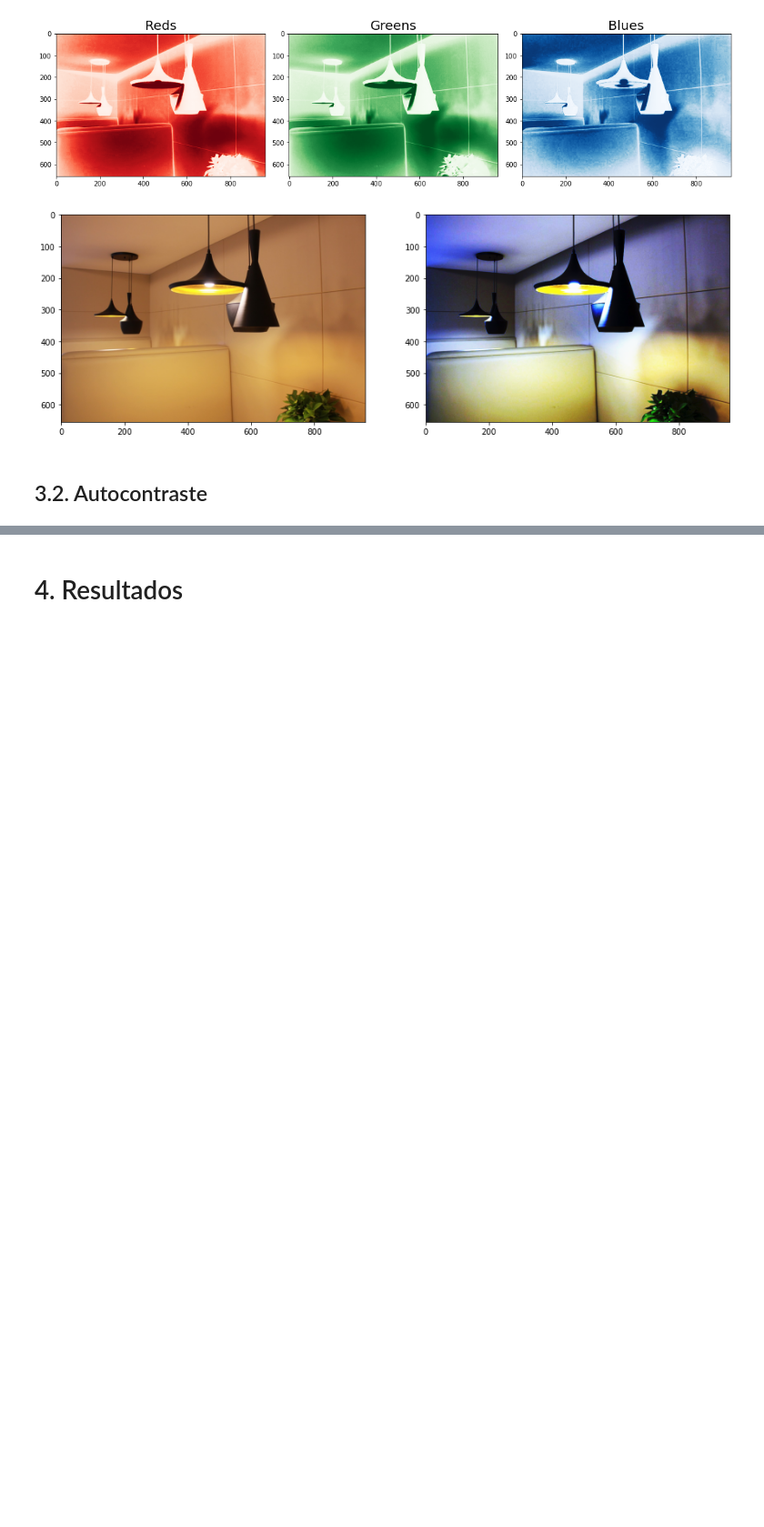
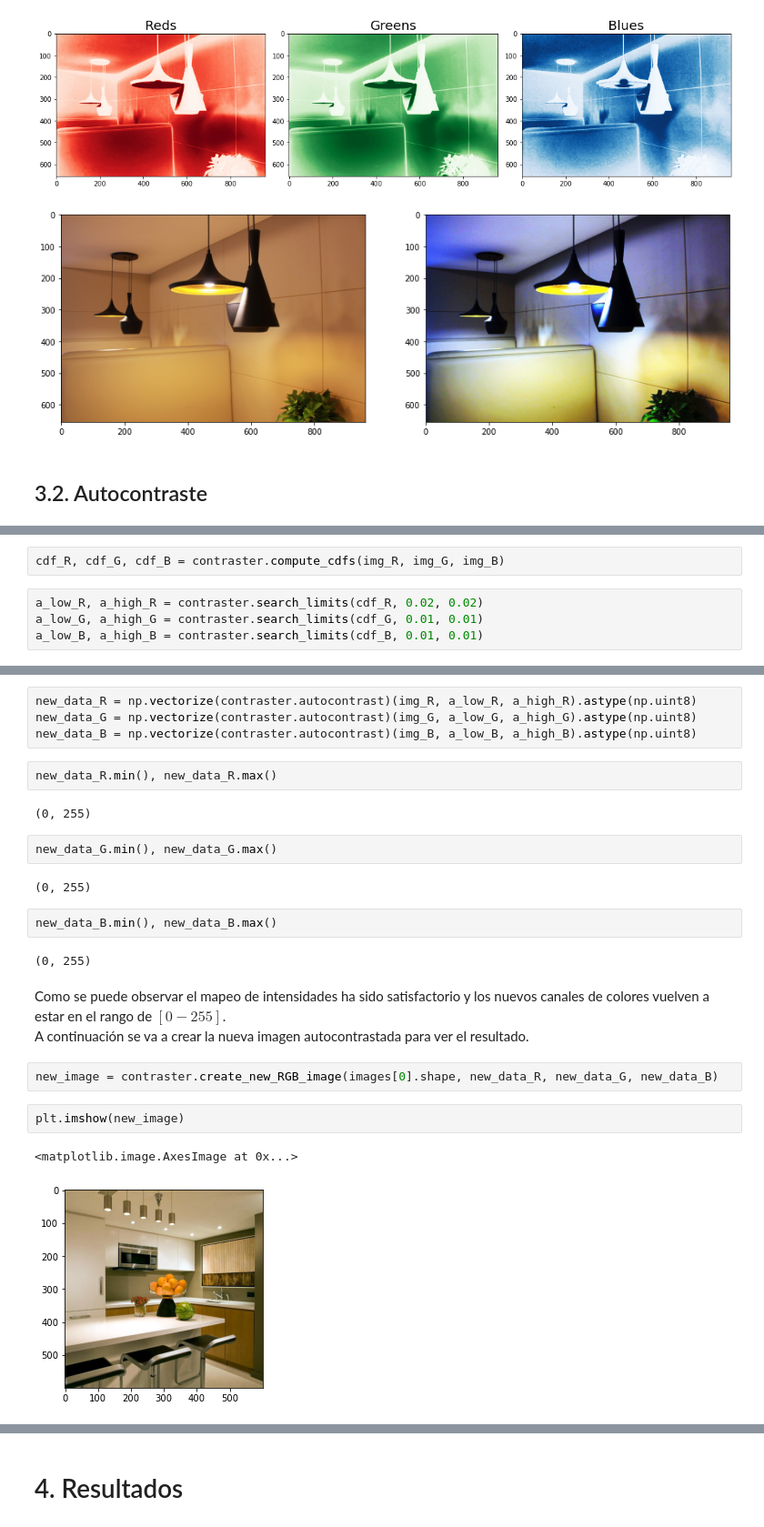
Before and after one commit to gen1897/Percepcion, a Jupyter notebook: Color Cast/Notebook.ipynb, the cells around one changed output, grey strips where cells are left out. Shown at 91% size. Saved outputs shown, nothing was run; the diff lists cells and outputs as text; blank space fills up the shorter version.

```diff
--- a/Color Cast/Notebook.ipynb
+++ b/Color Cast/Notebook.ipynb
@@ -489,0 +522,6 @@ CONTRAST LOADED
+# %%
+cdf_R, cdf_G, cdf_B = contraster.compute_cdfs(img_R, img_G, img_B)
+# %%
+a_low_R, a_high_R = contraster.search_limits(cdf_R, 0.02, 0.02)
+a_low_G, a_high_G = contraster.search_limits(cdf_G, 0.01, 0.01)
+a_low_B, a_high_B = contraster.search_limits(cdf_B, 0.01, 0.01)
@@ -489,0 +568,26 @@ CONTRAST LOADED
+# %%
+new_data_R = np.vectorize(contraster.autocontrast)(img_R, a_low_R, a_high_R).astype(np.uint8)
+new_data_G = np.vectorize(contraster.autocontrast)(img_G, a_low_G, a_high_G).astype(np.uint8)
+new_data_B = np.vectorize(contraster.autocontrast)(img_B, a_low_B, a_high_B).astype(np.uint8)
+# %%
+new_data_R.min(), new_data_R.max()
+# %% [output]
+(0, 255)
+# %%
+new_data_G.min(), new_data_G.max()
+# %% [output]
+(0, 255)
+# %%
+new_data_B.min(), new_data_B.max()
+# %% [output]
+(0, 255)
+# %% [markdown]
+Como se puede observar el mapeo de intensidades ha sido satisfactorio y los nuevos canales de colores vuelven a estar en el rango de $[0-255]$.
+A continuación se va a crear la nueva imagen autocontrastada para ver el resultado.
+# %%
+new_image = contraster.create_new_RGB_image(images[0].shape, new_data_R, new_data_G, new_data_B)
+# %%
+plt.imshow(new_image)
+# %% [output]
+<matplotlib.image.AxesImage at 0x...>
+[figure, added]
```
Also changed, not shown: parts of 20 cells of this notebook.
